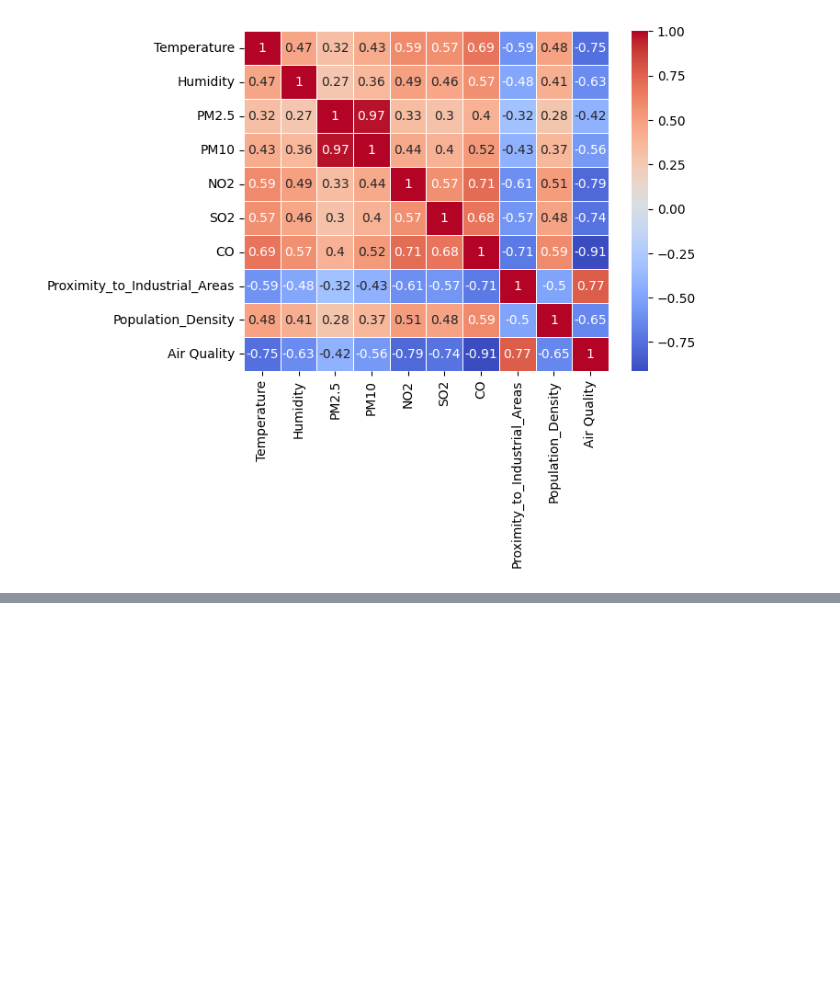
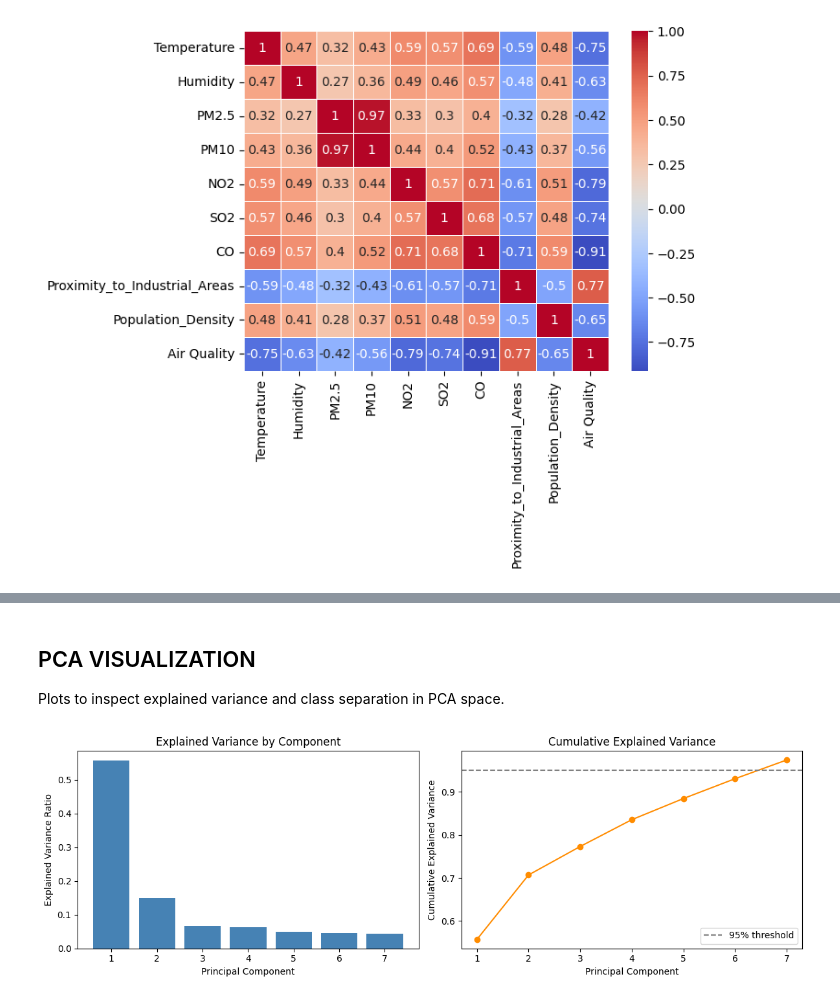
Before and after one commit to josuviteri/Atmo-Ensemble, a Jupyter notebook: EDA/EDA.ipynb, the cells around one changed output, grey strips where cells are left out. Drawn from its saved outputs; the diff is of its cells as text; code cells hidden in the pictures; blank space fills up the shorter version.

```diff
--- a/EDA/EDA.ipynb
+++ b/EDA/EDA.ipynb
@@ -132,0 +140,15 @@ sns.heatmap(data.corr(), annot=True, cmap="coolwarm", linewidths=0.5)
+# %%
+feature_cols = [col for col in data.columns if col != target_col]
+X = data[feature_cols]
+y = data[target_col]
+
+scaler = StandardScaler()
+X_scaled = scaler.fit_transform(X)
+
+pca = PCA(n_components=0.95)
+X_pca = pca.fit_transform(X_scaled)
+
+print("Original shape:", X.shape)
+print("Reduced shape:", X_pca.shape)
+print("Components kept:", pca.n_components_)
+print("Explained variance (%):", round(pca.explained_variance_ratio_.sum() * 100, 2))
@@ -132,0 +172,31 @@ sns.heatmap(data.corr(), annot=True, cmap="coolwarm", linewidths=0.5)
+# %% [markdown]
+## PCA VISUALIZATION
+Plots to inspect explained variance and class separation in PCA space.
+# %%
+import matplotlib.pyplot as plt
+import numpy as np
+
+explained = pca.explained_variance_ratio_
+cumulative = np.cumsum(explained)
+components = np.arange(1, len(explained) + 1)
+
+fig, ax = plt.subplots(1, 2, figsize=(12, 4))
+
+ax[0].bar(components, explained, color="steelblue")
+ax[0].set_title("Explained Variance by Component")
+ax[0].set_xlabel("Principal Component")
+ax[0].set_ylabel("Explained Variance Ratio")
+ax[0].set_xticks(components)
+
+ax[1].plot(components, cumulative, marker="o", color="darkorange")
+ax[1].axhline(0.95, linestyle="--", color="gray", label="95% threshold")
+ax[1].set_title("Cumulative Explained Variance")
+ax[1].set_xlabel("Principal Component")
+ax[1].set_ylabel("Cumulative Explained Variance")
+ax[1].set_xticks(components)
+ax[1].legend()
+
+plt.tight_layout()
+plt.show()
+# %% [output]
+[figure, added]
```
Also changed, not shown: parts of 16 cells of this notebook.
